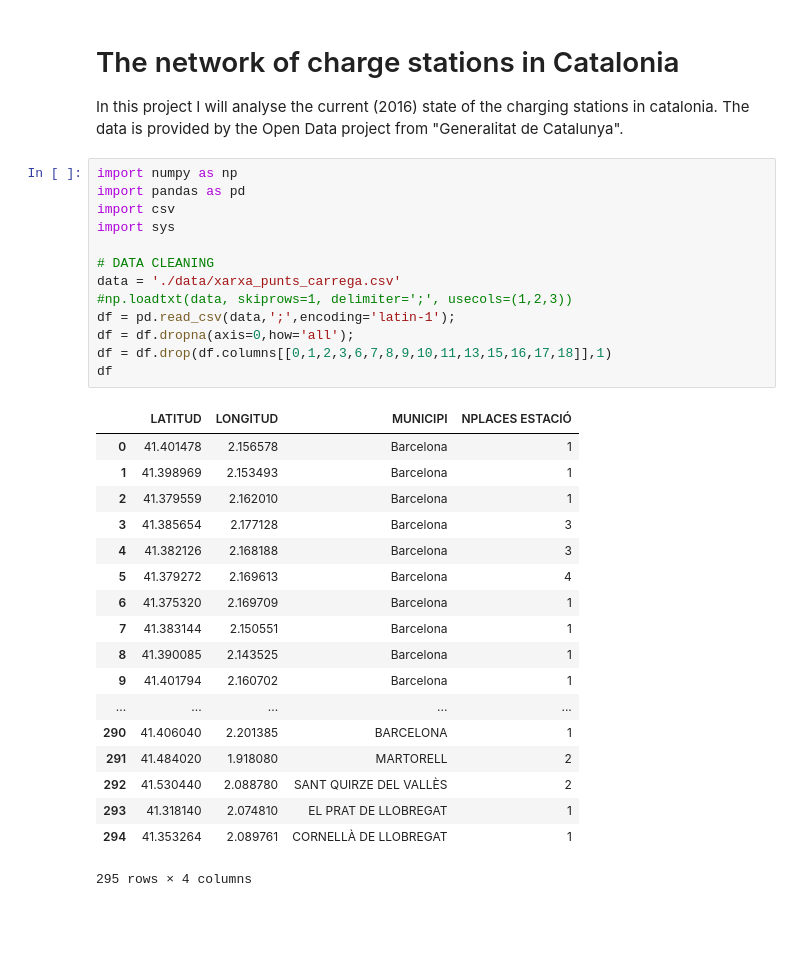
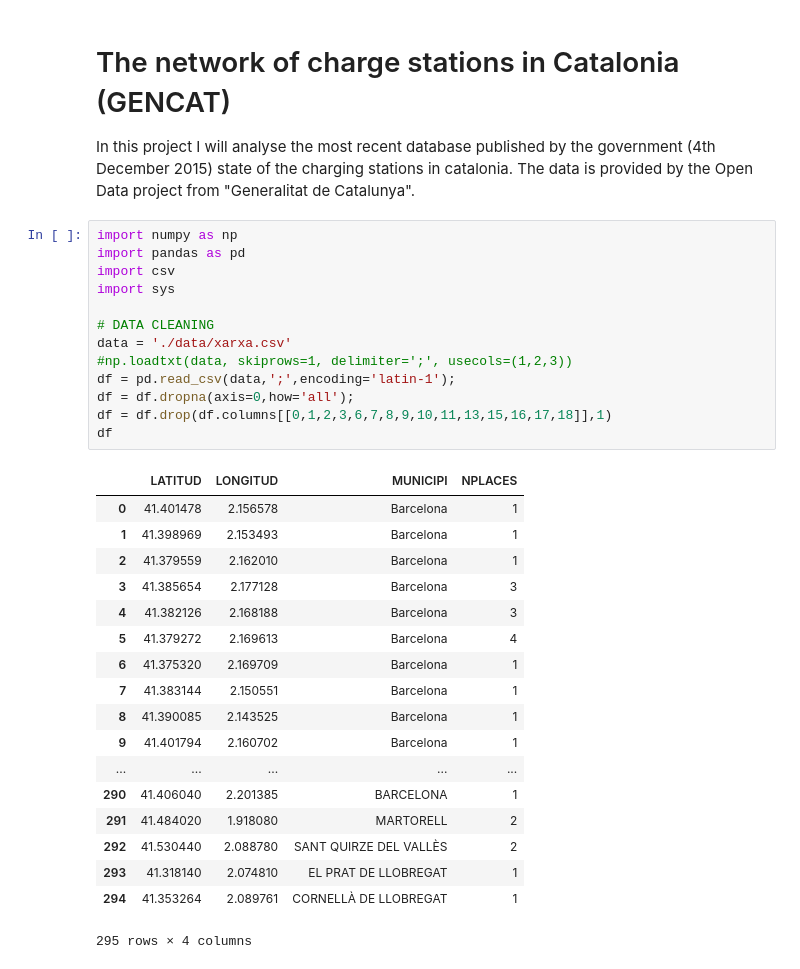
Before and after one commit to alsolanes/CN_Final_Project, a Jupyter notebook: Final Project.ipynb, the cells around one changed output. Drawn from its saved outputs; the diff is of its cells as text; blank space fills up the shorter version.

```diff
--- a/Final Project.ipynb
+++ b/Final Project.ipynb
@@ -1,22 +1,23 @@
 # %% [markdown]
-# The network of charge stations in Catalonia
-In this project I will analyse the current (2016) state of the charging stations in catalonia.
+# The network of charge stations in Catalonia (GENCAT)
+
+In this project I will analyse the most recent database published by the government (4th December 2015) state of the charging stations in catalonia.
 The data is provided by the Open Data project from "Generalitat de Catalunya".
 # %%
 import numpy as np
 import pandas as pd
 import csv
 import sys
 
 # DATA CLEANING
-data = './data/xarxa_punts_carrega.csv'
+data = './data/xarxa.csv'
 #np.loadtxt(data, skiprows=1, delimiter=';', usecols=(1,2,3))
 df = pd.read_csv(data,';',encoding='latin-1');
 df = df.dropna(axis=0,how='all');
 df = df.drop(df.columns[[0,1,2,3,6,7,8,9,10,11,13,15,16,17,18]],1)
 df
 # %% [output]
-|  | LATITUD | LONGITUD | MUNICIPI | NPLACES ESTACIÓ |
+|  | LATITUD | LONGITUD | MUNICIPI | NPLACES |
 | 0 | 41.401478 | 2.156578 | Barcelona | 1 |
 | 1 | 41.398969 | 2.153493 | Barcelona | 1 |
 | 2 | 41.379559 | 2.162010 | Barcelona | 1 |
```
Also changed, not shown: parts of 34 cells of this notebook, 4 other files.
